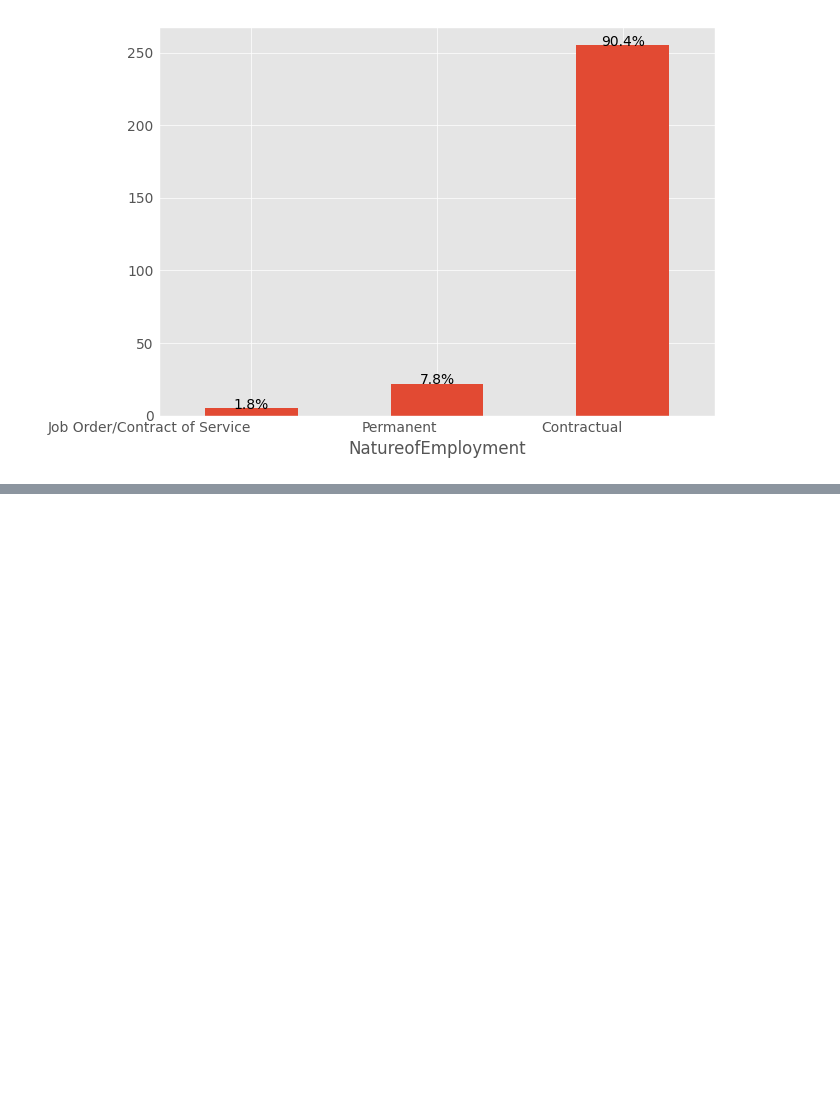
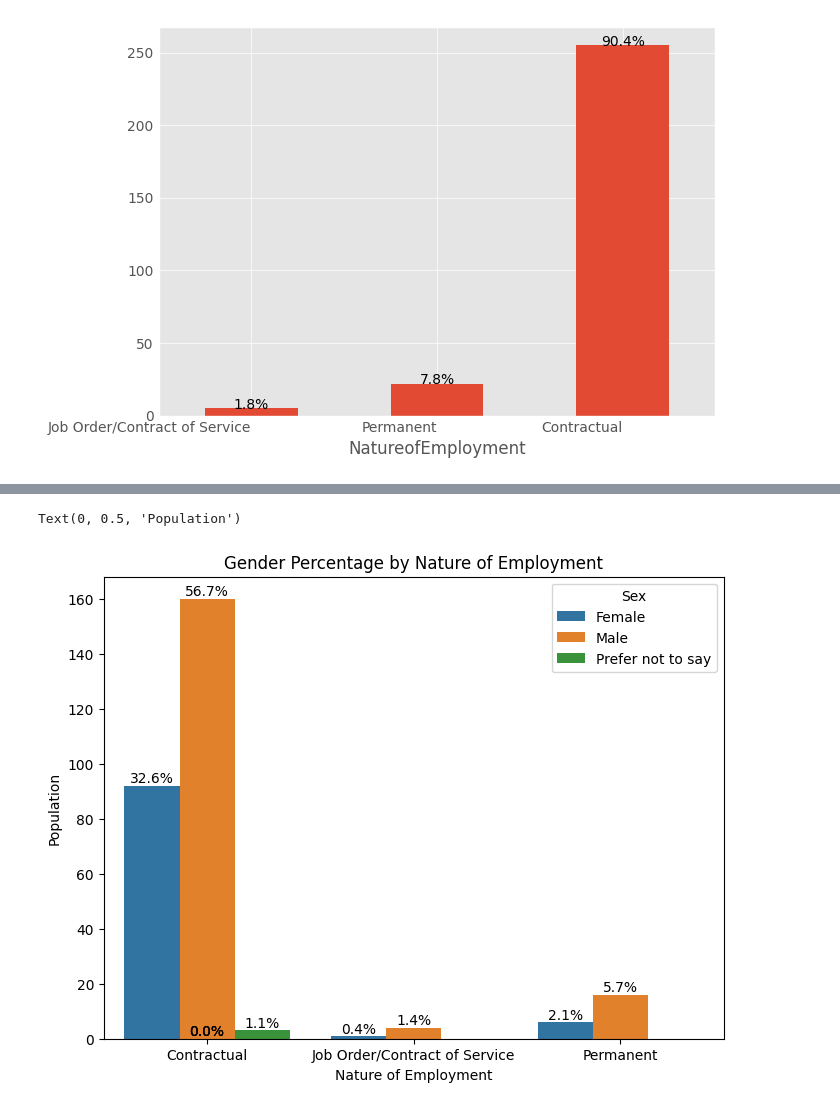
Before and after one commit to pjcroxas/Talent-Retention-in-Railway-Workforce, a Jupyter notebook: Comprehensive_Data_Analysis_Railway_Workforce_Retention.ipynb, the cells around one changed output, grey strips where cells are left out. Saved outputs shown, nothing was run; the diff lists cells and outputs as text; code cells hidden in the pictures; blank space fills up the shorter version.

```diff
--- a/Comprehensive_Data_Analysis_Railway_Workforce_Retention.ipynb
+++ b/Comprehensive_Data_Analysis_Railway_Workforce_Retention.ipynb
@@ -105,0 +121,22 @@ plot_univariate("NatureofEmployment", "bar", angle=0)
+# %%
+def plot_sex_distrib(feature, data=retention_df):
+  gender_employment_nature = retention_df.groupby(["Sex", feature]).size().reset_index(name="Count")
+  total_count = gender_employment_nature["Count"].sum()
+  gender_employment_nature["Percentage"] = (gender_employment_nature["Count"] / total_count) * 100
+  fig, ax = plt.subplots(figsize=(8, 6))
+  sns.barplot(data=gender_employment_nature, x=feature, y="Count", hue="Sex", ax=ax)
+
+  # place percentage per plot
+  for p in ax.patches:
+    height = p.get_height()
+    ax.annotate(f"{height/total_count:.1%}",  # Convert to percentage format
+                (p.get_x() + p.get_width() / 2., height),  # Positioning
+                ha='center', va='bottom', fontsize=10, color='black')
+# %%
+plot_sex_distrib("NatureofEmployment")
+plt.title("Gender Percentage by Nature of Employment")
+plt.xlabel("Nature of Employment")
+plt.ylabel("Population")
+# %% [output]
+Text(0, 0.5, 'Population')
+[figure, added]
```
Also changed, not shown: parts of 23 cells of this notebook.
